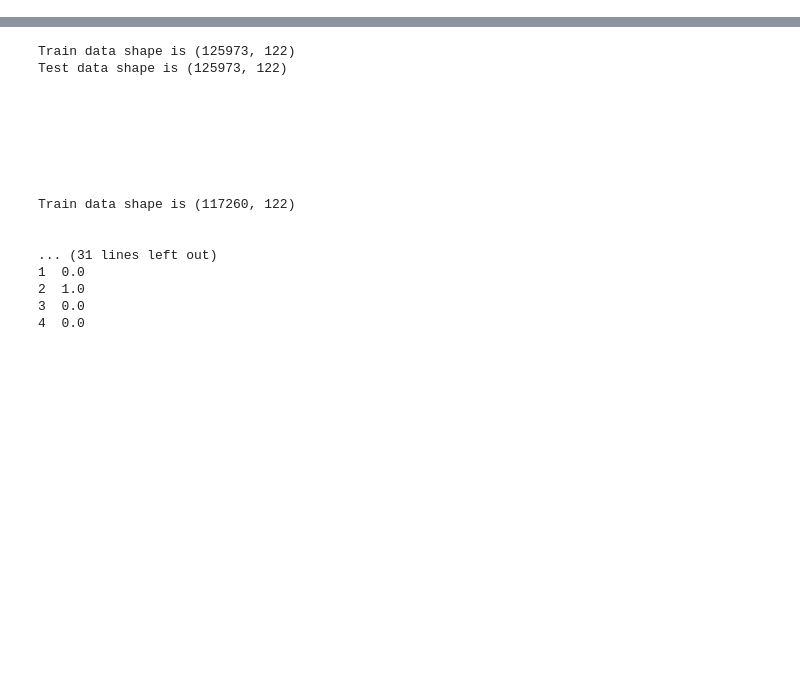
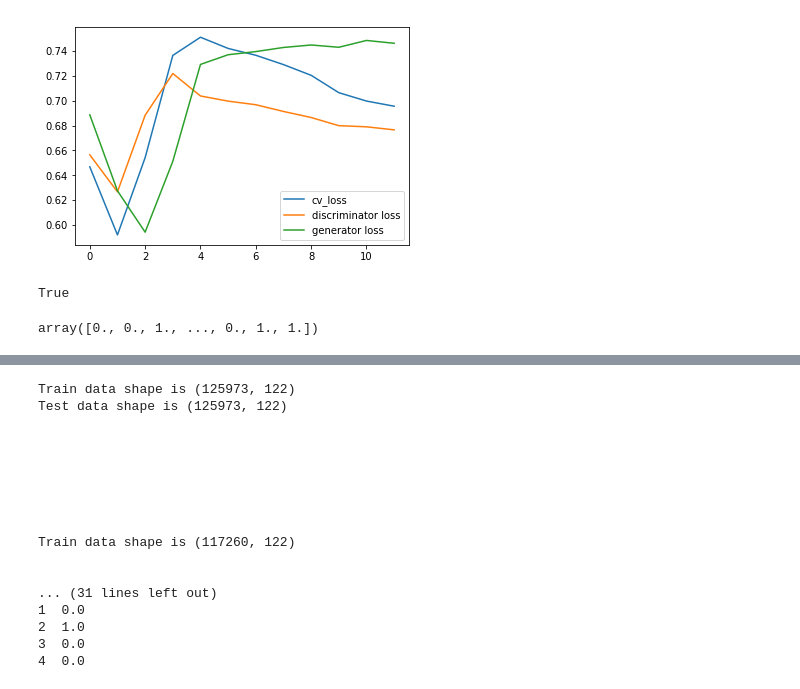
Before and after one commit to ppmdatix/gitELECOM, a Jupyter notebook: cGANoDEbergerac/draft.ipynb, the cells around one changed output, grey strips where cells are left out. Cells and saved outputs as stored; diff of their text form; code cells hidden in the pictures; blank space fills up the shorter version.

```diff
--- a/cGANoDEbergerac/draft.ipynb
+++ b/cGANoDEbergerac/draft.ipynb
@@ -11,0 +12,24 @@ Using TensorFlow backend.
+# %%
+number_of_gans = 2
+# %%
+# DATA
+x_train, x_train_cv, y_train, y_train_cv, x_balanced_train, y_balanced_train, x_test, y_test = load_data(place="home",
+                                                                                                         verbose=False,
+                                                                                                         nrows=nrows,
+                                                                                                         cv_size=.1,
+                                                                                                         log_transform=True)
+data_dim = x_train.shape[1]
+# %%
+########
+# CGAN #
+########
+cgans = [Cgan(data_dim=data_dim, latent_dim=latent_dim,
+              spectral_normalisation=False,
+              weight_clipping=False, verbose=False,
+              activation="tanh", dropout=dropout, leaky_relu=leaky_relu) for _ in range(number_of_gans)]
+# %%
+cgans = learning(cgans=cgans, x=x_balanced_train, y=y_balanced_train, x_cv=x_train_cv,
+                 y_cv=y_train_cv, number_of_gans=number_of_gans,
+                 epochs=epochs, switches=switches, print_mode=False, mode_d_loss=False,
+                 reload_images_p=reload_images_p, show_past_p=show_past_p,
+                 smooth_zero=smooth_zero, smooth_one=smooth_one)
@@ -11,0 +57,6 @@ Using TensorFlow backend.
+# %%
+cgan = cgans[0]
+cgan.plot_learning()
+# %% [output]
+[figure, added]
+True
@@ -11,0 +65,4 @@ Using TensorFlow backend.
+# %%
+y_test
+# %% [output]
+array([0., 0., 1., ..., 0., 1., 1.])
```
Also changed, not shown: parts of 8 cells of this notebook, 13 other files.
